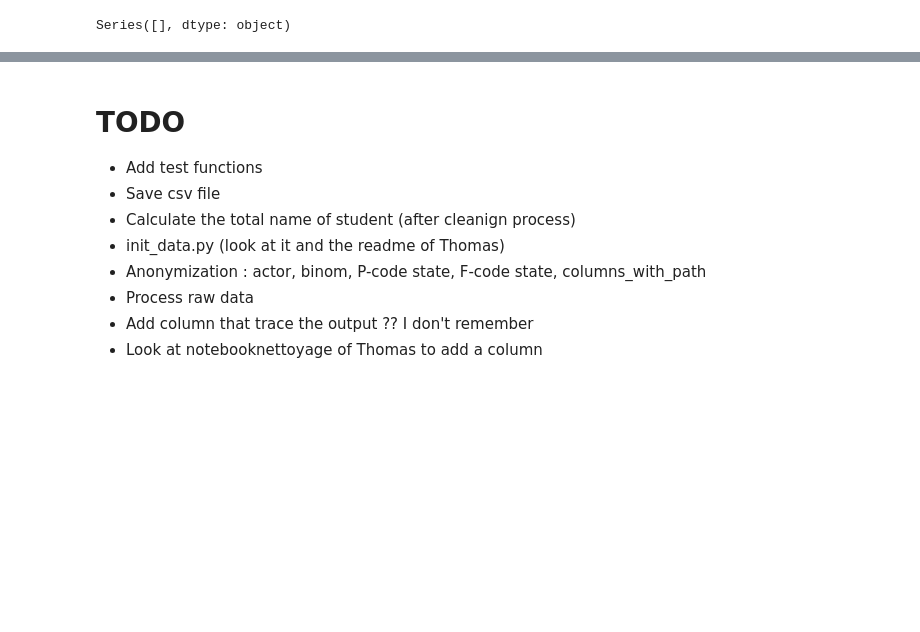
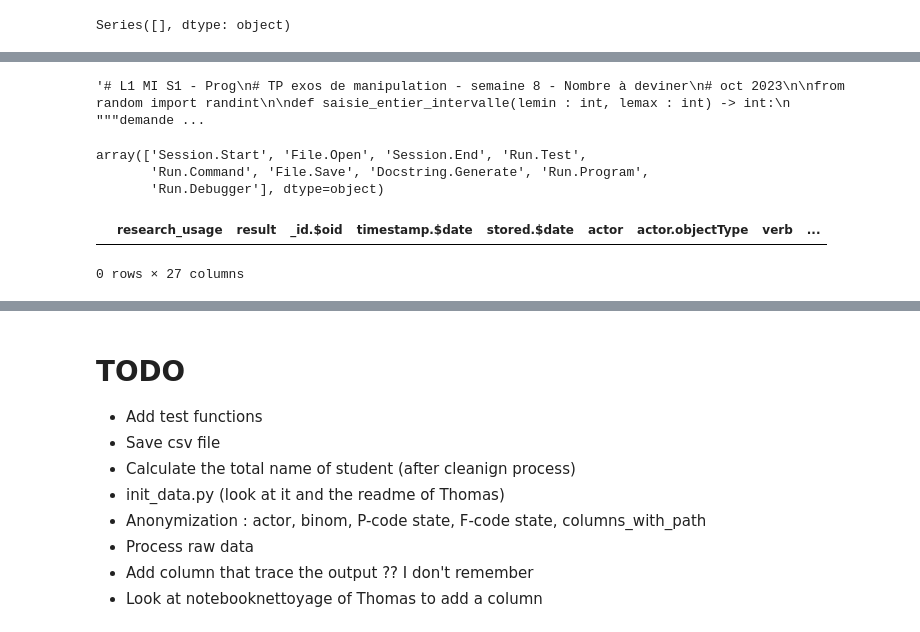
Before and after one commit to sana-mirahsani/ApprentissagePython-Tests, a Jupyter notebook: notebooks/main.ipynb, the cells around one changed output, grey strips where cells are left out. Drawn from its saved outputs; the diff is of its cells as text; code cells hidden in the pictures; blank space fills up the shorter version.

```diff
--- a/notebooks/main.ipynb
+++ b/notebooks/main.ipynb
@@ -290,0 +311,16 @@ Series([], dtype: object)
+# %%
+# example of TP manipulation
+df['F_codeState'].iloc[4]
+# %% [output]
+'# L1 MI S1 - Prog\n# TP exos de manipulation - semaine 8 - Nombre à deviner\n# oct 2023\n\nfrom random import randint\n\ndef saisie_entier_intervalle(lemin : int, lemax : int) -> int:\n    """demande ...
+# %%
+df['verb'].unique()
+# %% [output]
+array(['Session.Start', 'File.Open', 'Session.End', 'Run.Test',
+       'Run.Command', 'File.Save', 'Docstring.Generate', 'Run.Program',
+       'Run.Debugger'], dtype=object)
+# %%
+df[df['filename']=='Run.Test']
+# %% [output]
+|  | research_usage | result | _id.$oid | timestamp.$date | stored.$date | actor | actor.objectType | verb | ... |
+0 rows × 27 columns
```
Also changed, not shown: parts of 6 cells of this notebook, 2 other files.
